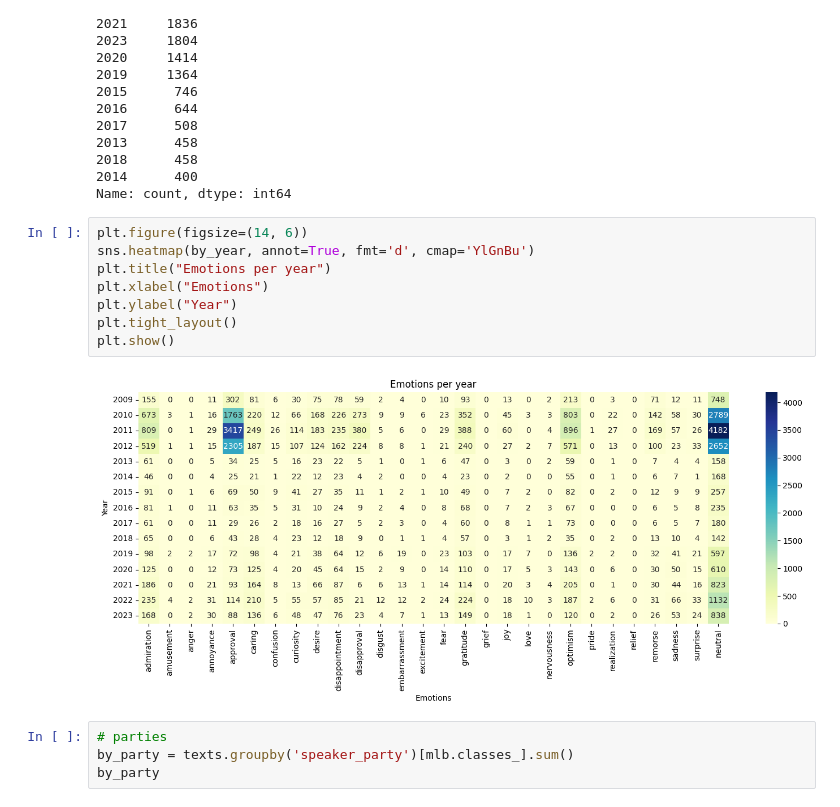
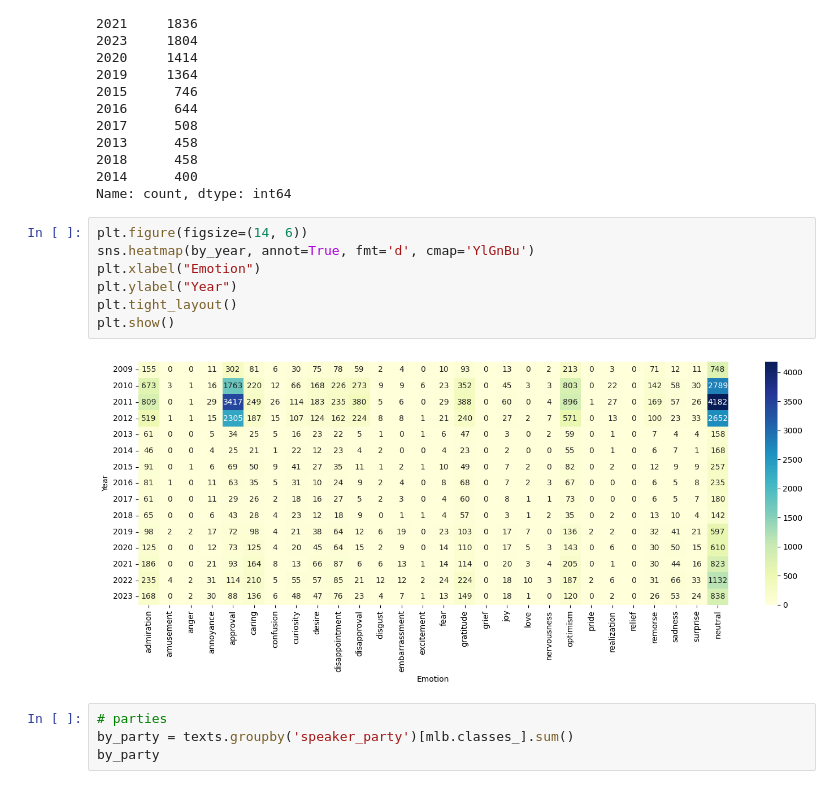
Before and after one commit to MatteoBisotti/nlp_project, a Jupyter notebook: notebooks/politics_analysis.ipynb, the cells around one changed output. Drawn from its saved outputs; the diff is of its cells as text.

```diff
--- a/notebooks/politics_analysis.ipynb
+++ b/notebooks/politics_analysis.ipynb
@@ -86,13 +102,12 @@ Name: count, dtype: int64
 # %%
 plt.figure(figsize=(14, 6))
 sns.heatmap(by_year, annot=True, fmt='d', cmap='YlGnBu')
-plt.title("Emotions per year")
-plt.xlabel("Emotions")
+plt.xlabel("Emotion")
 plt.ylabel("Year")
 plt.tight_layout()
 plt.show()
 # %% [output]
-[figure, old version]
+[figure, new version]
 # %%
 # parties
 by_party = texts.groupby('speaker_party')[mlb.classes_].sum()
```
Also changed, not shown: parts of 4 cells of this notebook, 12 other files.
